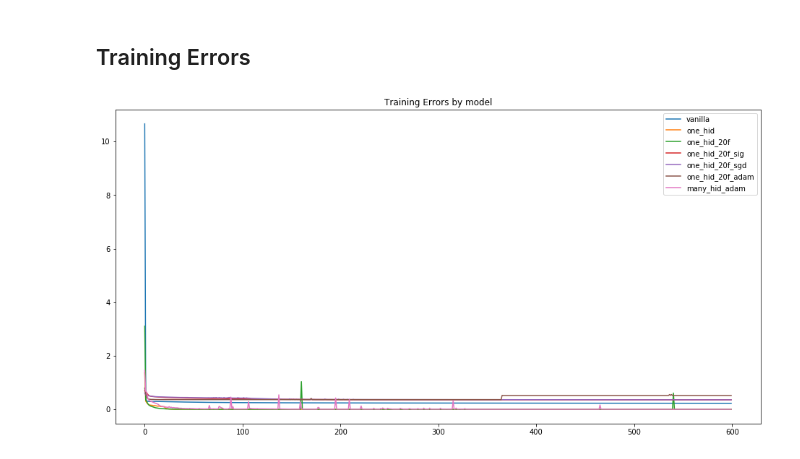
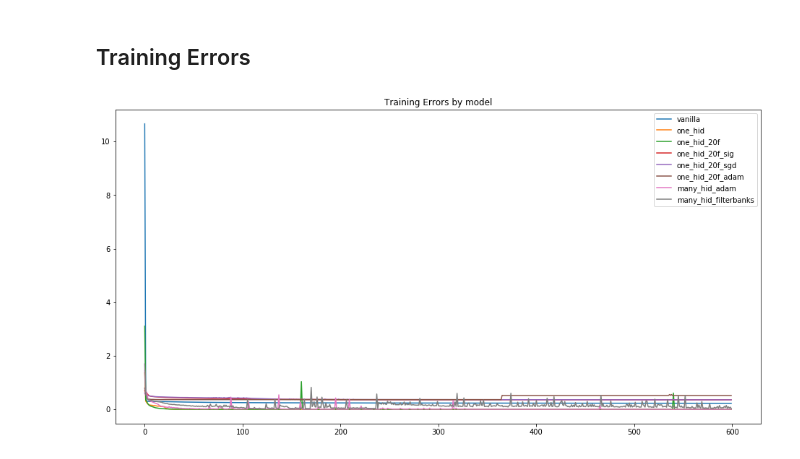
Before and after one commit to KatieBSC/TapDanceDecoder, a Jupyter notebook: notebooks/Analysis_pytorch.ipynb, the cells around one changed output. Drawn from its saved outputs; the diff is of its cells as text; code cells hidden in the pictures.

Commit message:
add filterbank feature, train model, test, analysis

```diff
--- a/notebooks/Analysis_pytorch.ipynb
+++ b/notebooks/Analysis_pytorch.ipynb
@@ -55,8 +61,9 @@ error_4 = pd.read_csv('../src/train/train_errors/one_hidden_20f_sig.csv', names=
 error_5 = pd.read_csv('../src/train/train_errors/one_hidden_20f_sig_sgd.csv', names=['one_hid_20f_sgd'])
 error_6 = pd.read_csv('../src/train/train_errors/one_hidden_20f_sig_adam.csv', names=['one_hid_20f_adam'])
 error_7 = pd.read_csv('../src/train/train_errors/many_hidden_adam.csv', names=['many_hid_adam'])
+error_8 = pd.read_csv('../src/train/train_errors/many_hidden_filterbanks.csv', names=['many_hid_filterbanks'])
 # %%
-train_errors = pd.concat([error, error_2, error_3, error_4, error_5, error_6, error_7], axis =1)
+train_errors = pd.concat([error, error_2, error_3, error_4, error_5, error_6, error_7, error_8], axis =1)
 train_errors.plot(figsize=(16,8), title='Training Errors by model');
 # %% [output]
-[figure, old version]
+[figure, new version]
```
Also changed, not shown: parts of 5 cells of this notebook, 5 other files.
